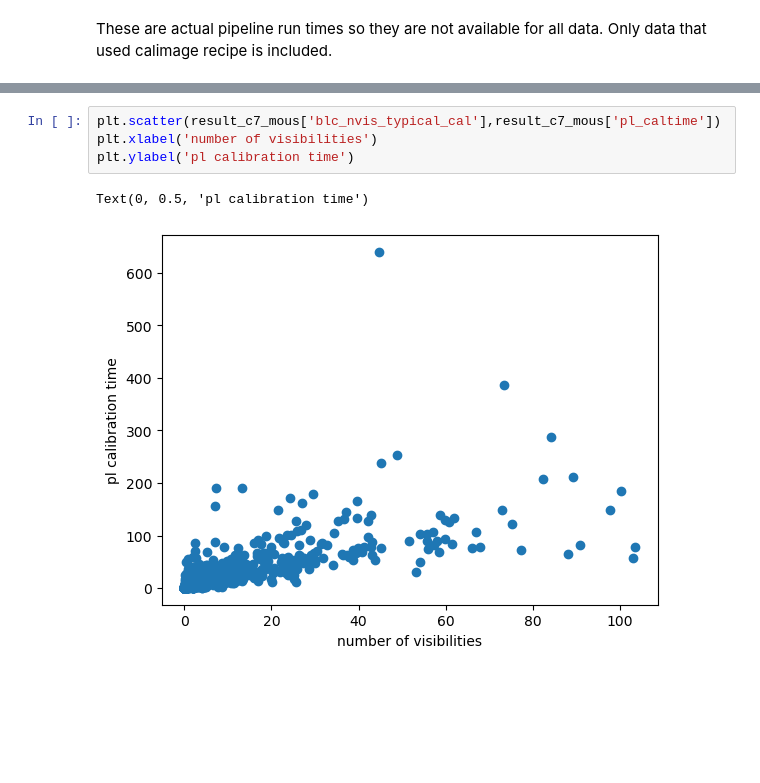
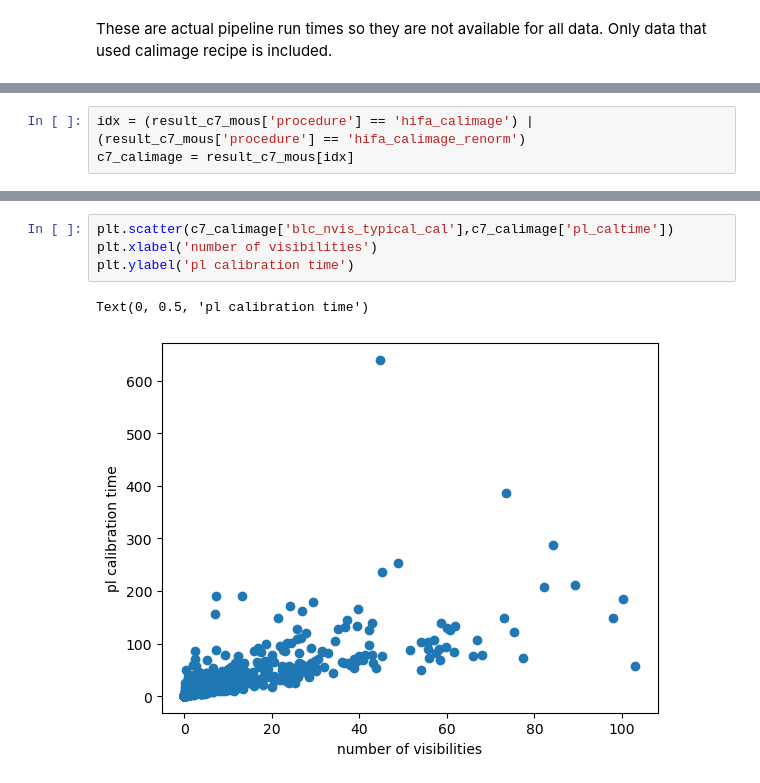
Before and after one commit to aakepley/big-cubes, a Jupyter notebook: WSU_Impact_Example.ipynb, the cells around one changed output, grey strips where cells are left out. Drawn from its saved outputs; the diff is of its cells as text; blank space fills up the shorter version.

```diff
--- a/WSU_Impact_Example.ipynb
+++ b/WSU_Impact_Example.ipynb
@@ -287 +295,4 @@ These are actual pipeline run times so they are not available for all data. Only
+# %%
+idx = (result_c7_mous['procedure'] == 'hifa_calimage') | (result_c7_mous['procedure'] == 'hifa_calimage_renorm')
+c7_calimage = result_c7_mous[idx]
 # %%
@@ -309,7 +320,7 @@ plt.hist(result_c7_mous['pl_caltime'].value.filled(np.nan))
 # %%
-plt.scatter(result_c7_mous['blc_nvis_typical_cal'],result_c7_mous['pl_caltime'])
+plt.scatter(c7_calimage['blc_nvis_typical_cal'],c7_calimage['pl_caltime'])
 plt.xlabel('number of visibilities')
 plt.ylabel('pl calibration time')
 # %% [output]
 Text(0, 0.5, 'pl calibration time')
-[figure, old version]
+[figure, new version]
```
Also changed, not shown: parts of 13 cells of this notebook, 3 other files.
